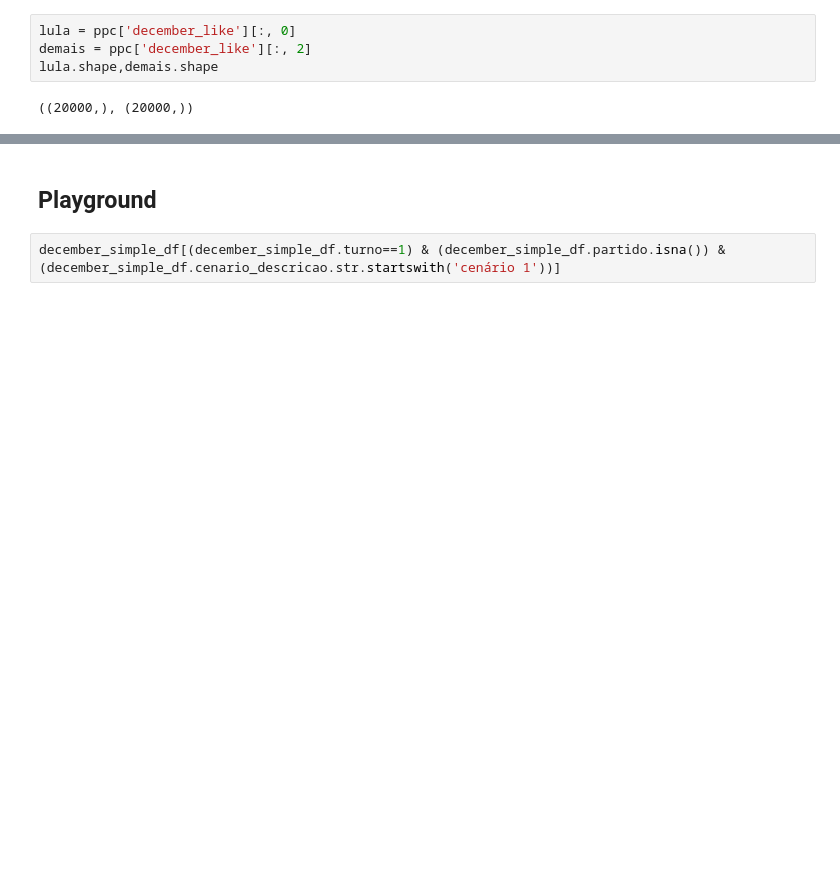
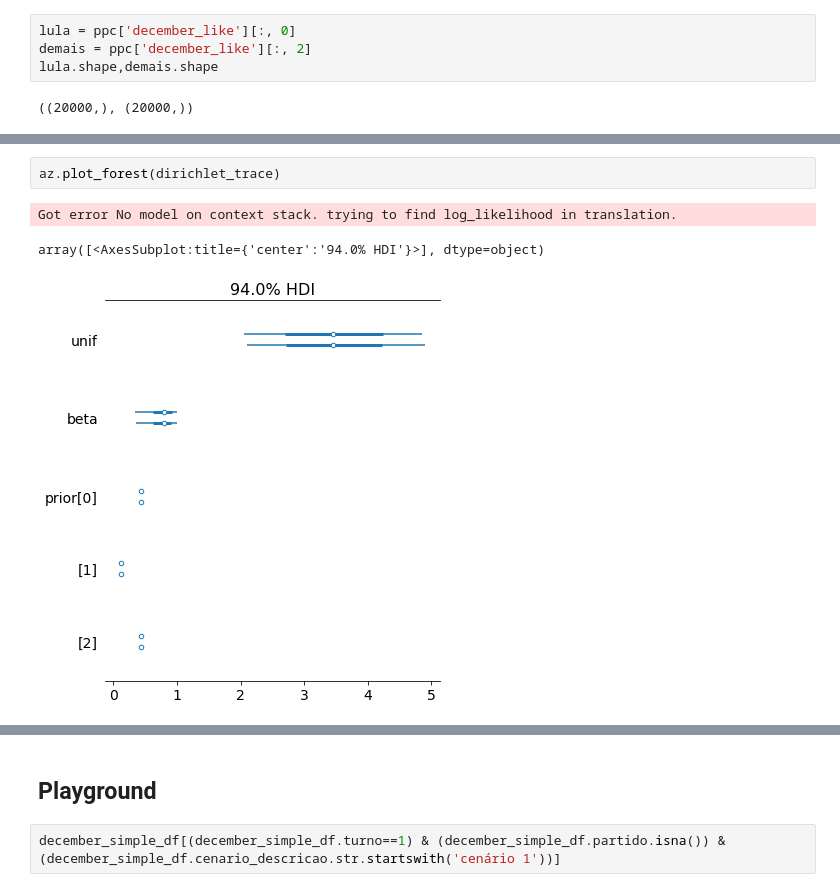
Before and after one commit to xboard/fastpages-blog, a Jupyter notebook: _notebooks/2022-01-07-brazils-2022-presidential-elections-polls-analysis-part1.ipynb, the cells around one changed output, grey strips where cells are left out. Cells and saved outputs as stored; diff of their text form; blank space fills up the shorter version.

```diff
--- a/_notebooks/2022-01-07-brazils-2022-presidential-elections-polls-analysis-part1.ipynb
+++ b/_notebooks/2022-01-07-brazils-2022-presidential-elections-polls-analysis-part1.ipynb
@@ -249,0 +290,6 @@ lula.shape,demais.shape
+# %%
+az.plot_forest(dirichlet_trace)
+# %% [output]
+Got error No model on context stack. trying to find log_likelihood in translation.
+array([<AxesSubplot:title={'center':'94.0% HDI'}>], dtype=object)
+[figure, added]
```
Also changed, not shown: parts of 11 cells of this notebook.
